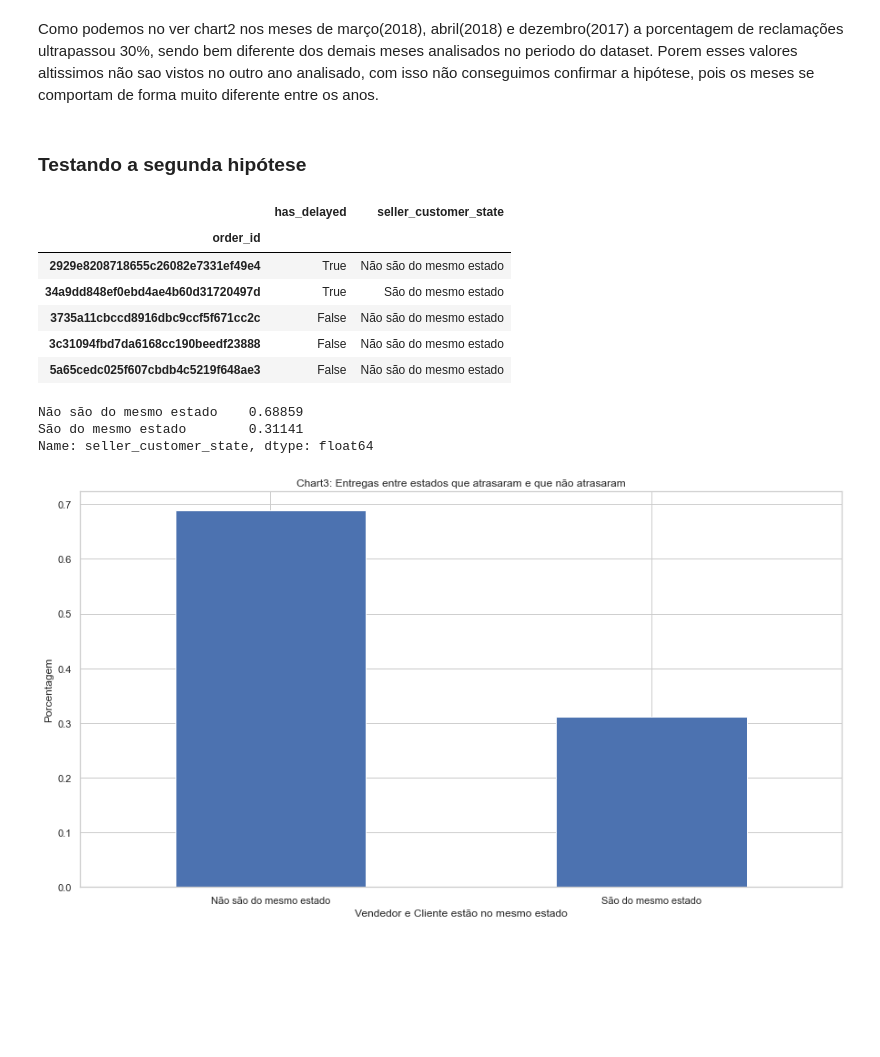
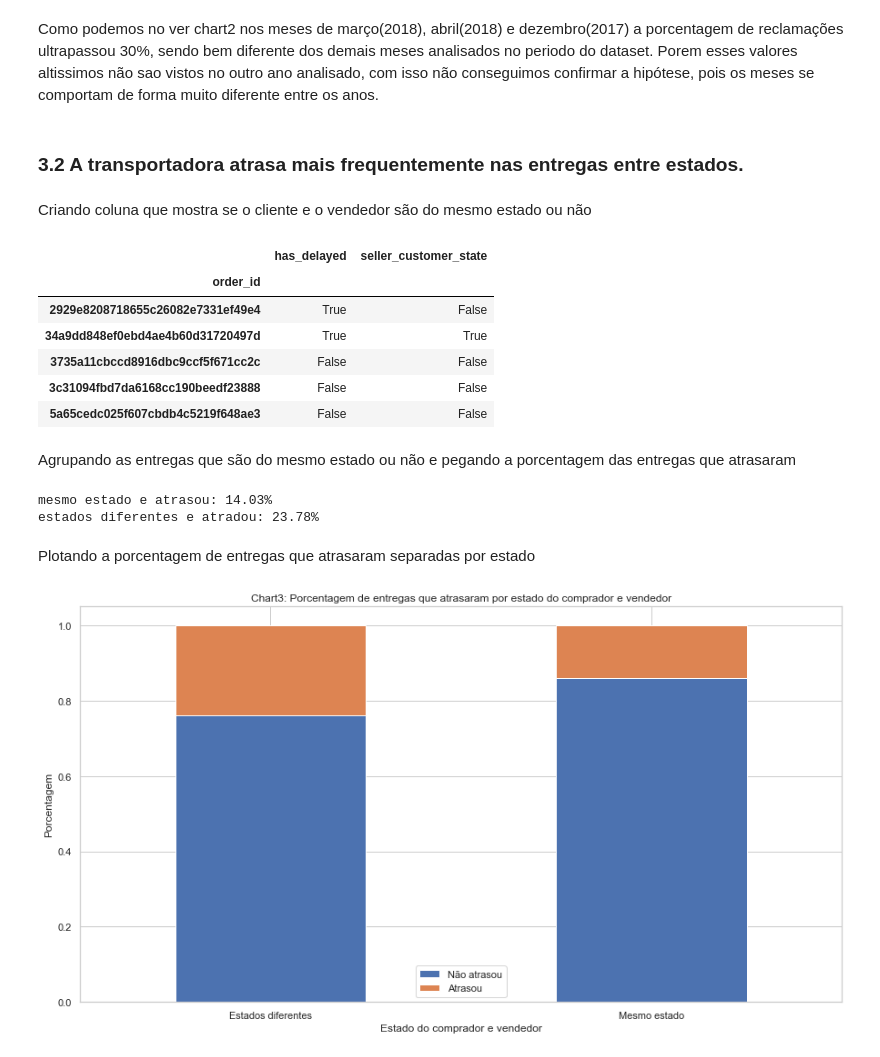
Before and after one commit to 4rfel/nlp, a Jupyter notebook: pi/pi.ipynb, the cells around one changed output. Drawn from its saved outputs; the diff is of its cells as text; code cells hidden in the pictures; blank space fills up the shorter version.

```diff
--- a/pi/pi.ipynb
+++ b/pi/pi.ipynb
@@ -100,7 +104,7 @@ unfavorable.head()
 # %%
 pattern = re.compile("([nN][ãÃaA][oO]|[ñÑ]| [nN] )")
 def re_negation(txt):
-    return pattern.sub("negação", txt)
+    return pattern.sub("negativo", txt)
 
 unfavorable.comment = unfavorable.comment.apply(re_negation)
 unfavorable.head()
@@ -157,7 +166,7 @@ Como vimos no Chart 1 boa parte dos n-gramas estão falando sobre o atraso na en
 # %%
 def check_complaint(txt):
     # list of most common ngrams that complain about delivery time
-    complaints = ["negação recebi", "negação recebi produto", "negação chegou", "negação entregue", "ainda negação recebi", "prazo entrega", "ainda negação recebi produto", "produto negação entregue"]
+    complaints = ["negativo recebi", "negativo recebi produto", "negativo chegou", "negativo entregue", "ainda negativo recebi", "prazo entrega", "ainda negativo recebi produto", "produto negativo entregue"]
     for complain in complaints:
         if complain in txt.lower():
             return True
@@ -172,7 +181,7 @@ def has_delayed(row):
 unfavorable["complaints_about_delivery"] = unfavorable["comment"].apply(check_complaint)
 unfavorable["has_delayed"] = unfavorable.apply(has_delayed, axis=1)
 
-# % of complaints that are about delivery time
+# % of complaints that are about delivery time                                                    % of deliveries that are delayed
 round(unfavorable["complaints_about_delivery"].value_counts()[1]/unfavorable.shape[0] * 100, 2), round(unfavorable["has_delayed"].value_counts()[1]/unfavorable.shape[0] * 100, 2)
 # %% [output]
 (16.14, 20.74)
@@ -210,13 +223,13 @@ plt.show()
 [figure]
 # %% [markdown]
 Como podemos no ver chart2 nos meses de março(2018), abril(2018) e dezembro(2017) a porcentagem de reclamações ultrapassou 30%, sendo bem diferente dos demais meses analisados no periodo do dataset. Porem esses valores altissimos não sao vistos no outro ano analisado, com isso não conseguimos confirmar a hipótese, pois os meses se comportam de forma muito diferente entre os anos.
-# %% [markdown]
-### Testando a segunda hipótese
+# %% [markdown]
+### 3.2 A transportadora atrasa mais frequentemente nas entregas entre estados.
+# %% [markdown]
+Criando coluna que mostra se o cliente e o vendedor são do mesmo estado ou não
 # %%
 def seller_customer_state(row):
-    if row.seller_state == row.customer_state:
-        return "São do mesmo estado"
-    return "Não são do mesmo estado"
+    return row.seller_state == row.customer_state
 
 # create a new df with only the complains about delivery
 state = unfavorable[["has_delayed", "seller_state", "customer_state"]].copy()
@@ -226,23 +239,31 @@ state.head()
 # %% [output]
 |  | has_delayed | seller_customer_state |
 | order_id |  |  |
-| 2929e8208718655c26082e7331ef49e4 | True | Não são do mesmo estado |
-| 34a9dd848ef0ebd4ae4b60d31720497d | True | São do mesmo estado |
-| 3735a11cbccd8916dbc9ccf5f671cc2c | False | Não são do mesmo estado |
-| 3c31094fbd7da6168cc190beedf23888 | False | Não são do mesmo estado |
-| 5a65cedc025f607cbdb4c5219f648ae3 | False | Não são do mesmo estado |
+| 2929e8208718655c26082e7331ef49e4 | True | False |
+| 34a9dd848ef0ebd4ae4b60d31720497d | True | True |
+| 3735a11cbccd8916dbc9ccf5f671cc2c | False | False |
+| 3c31094fbd7da6168cc190beedf23888 | False | False |
+| 5a65cedc025f607cbdb4c5219f648ae3 | False | False |
+# %% [markdown]
+Agrupando as entregas que são do mesmo estado ou não e pegando a porcentagem das entregas que atrasaram
+# %%
+x = state.groupby("seller_customer_state")["has_delayed"].value_counts(normalize=True)
+print(f"""mesmo estado e atrasou: {round(x[True][True]*100, 2)}%
+estados diferentes e atradou: {round(x[False][True] * 100, 2)}%""")
+# %% [output]
+mesmo estado e atrasou: 14.03%
+estados diferentes e atradou: 23.78%
+# %% [markdown]
+Plotando a porcentagem de entregas que atrasaram separadas por estado
 # %%
-print(state["seller_customer_state"].value_counts(normalize=True))
-# plot the ratio of seller_customer_state
-state["seller_customer_state"].value_counts(normalize=True).plot(kind="bar", figsize=(15, 8))
-plt.title('Chart3: Entregas entre estados que atrasaram e que não atrasaram')
-plt.xlabel('Vendedor e Cliente estão no mesmo estado')
+# plot the has_delayed stacked agrouped by seller_customer_state
+x.unstack().plot(kind="bar", stacked=True, figsize=(15, 8))
+plt.title('Chart3: Porcentagem de entregas que atrasaram por estado do comprador e vendedor')
+plt.xlabel('Estado do comprador e vendedor')
 plt.ylabel('Porcentagem')
-plt.xticks(rotation=0)
+plt.xticks([0, 1], ["Estados diferentes", "Mesmo estado"], rotation=0)
+plt.legend(["Não atrasou", "Atrasou"])
 plt.show()
 # %% [output]
-Não são do mesmo estado    0.68859
-São do mesmo estado        0.31141
-Name: seller_customer_state, dtype: float64
-[figure, old version]
+[figure, new version]
 # %% [markdown]
```
Also changed, not shown: parts of 15 cells of this notebook.
